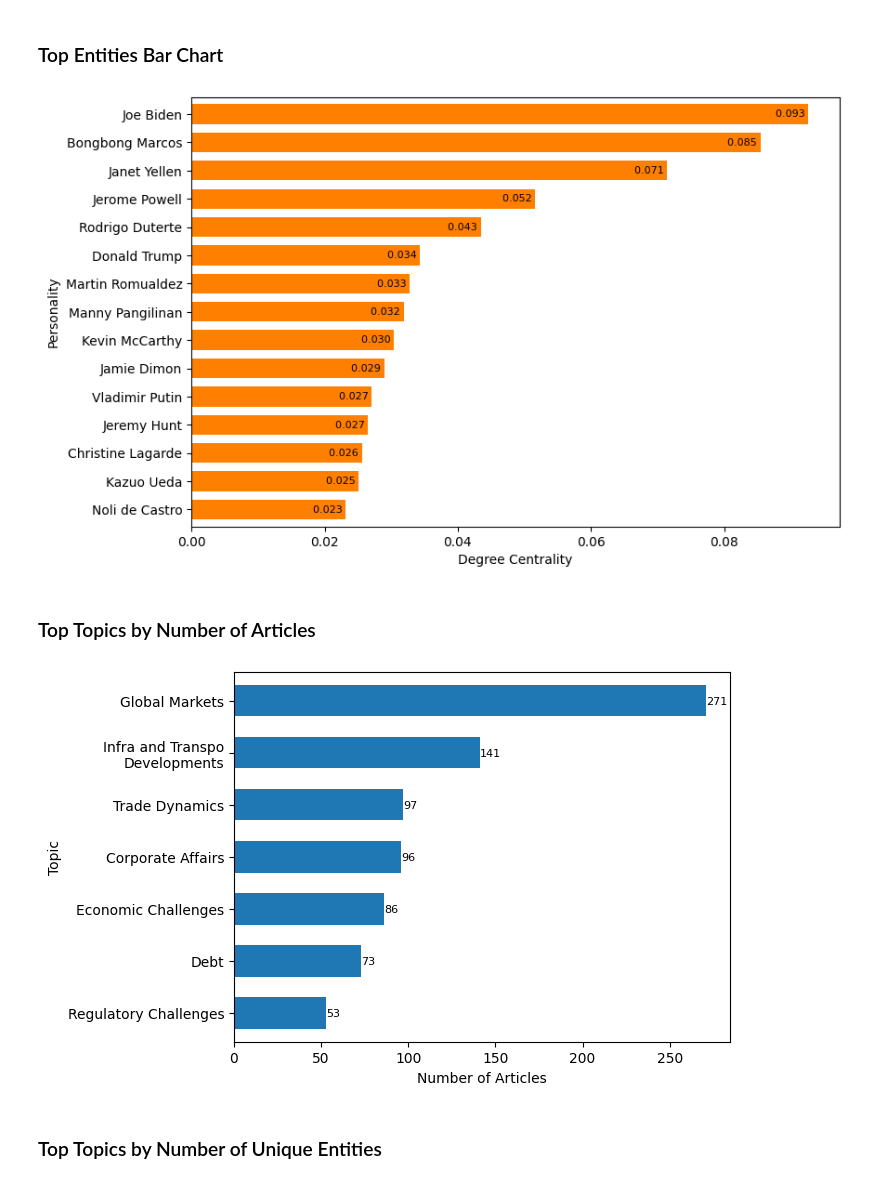
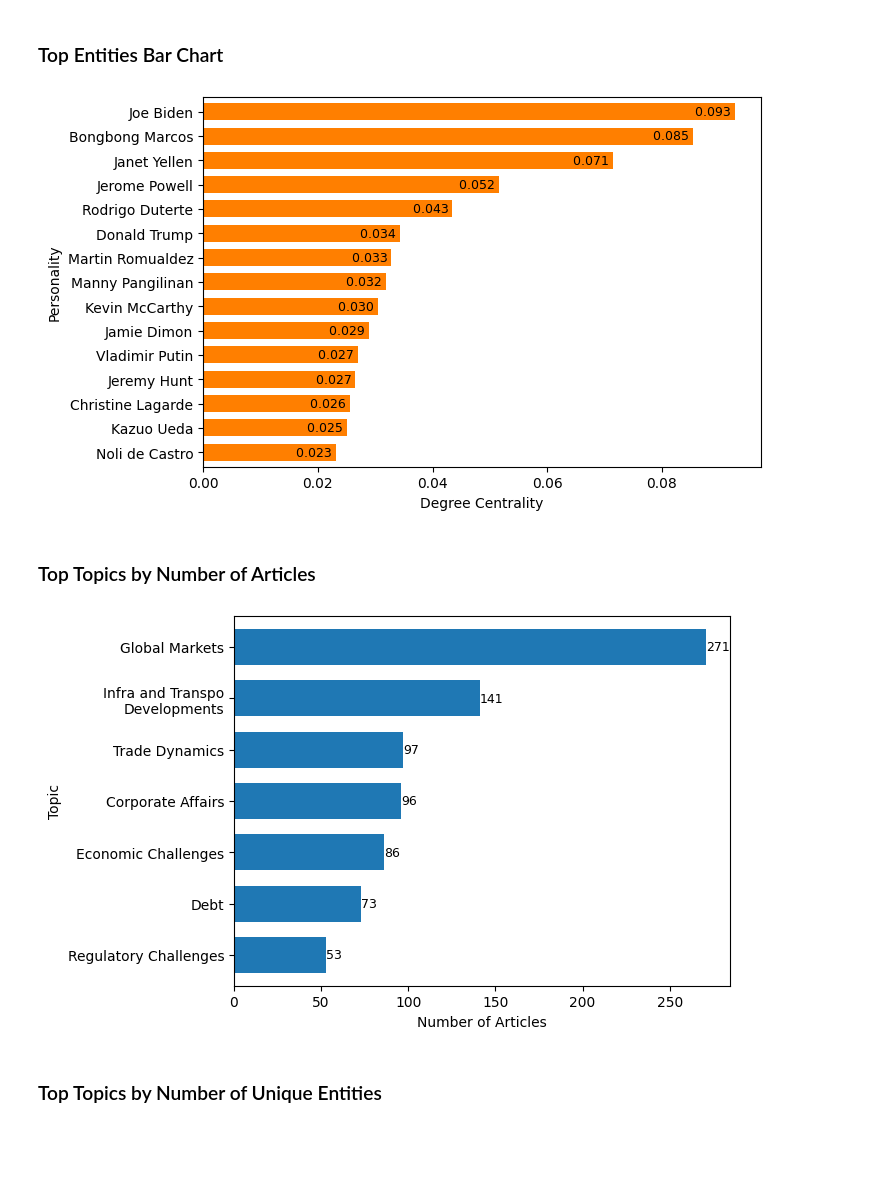
Before and after one commit to jstlegara/articles_and_entities, a Jupyter notebook: notebooks/plotting.ipynb, the cells around one changed output. Cells and saved outputs as stored; diff of their text form; code cells hidden in the pictures; blank space fills up the shorter version.

```diff
--- a/notebooks/plotting.ipynb
+++ b/notebooks/plotting.ipynb
@@ -188,37 +189,37 @@ def plot_top_entities_bar_chart(entity_projection, p=15):
         columns=['Node', 'Degree Centrality']
     )
 
-    plt.figure(figsize=(9, 6))
+    plt.figure(figsize=(9*0.8, 6*0.8))
     ax = (
         df_top_p_degree_centrality
         .set_index('Node')
         .squeeze()
         .sort_values()
         .plot.barh(width=0.70, color='#ff7f00')
     )
 
     for index, value in enumerate(
         df_top_p_degree_centrality['Degree Centrality']
         .sort_values(ascending=True)
     ):
         ax.text(
             value, index, f'{value:.3f} ',
-            fontsize=8, va='center', ha='right'
+            fontsize=9, va='center', ha='right'
         )
     # for bar in ax.containers:
     #     ax.bar_label(bar, fmt='%.3f', label_type='edge', fontsize=9)
 
     plt.xlabel('Degree Centrality')
     plt.ylabel('Personality')
     plt.savefig(
         os.path.join(plots_folder_path, 'top-entities-bar-chart.png'),
         dpi=200,
         bbox_inches='tight'
     )
 
 plot_top_entities_bar_chart(entity_projection)
 # %% [output]
-[figure, old version]
+[figure, new version]
 # %% [markdown]
 ### Top Topics by Number of Articles
 # %%
@@ -228,10 +229,10 @@ def plot_top_topics_by_num_articles(df):
     df_grouped = df.groupby('topic').size().sort_values()
 
     fig, ax = plt.subplots(figsize=(6.4, 4.8))
-    bars = df_grouped.plot.barh(width=0.60, color='#1f78b4', ax=ax)
+    bars = df_grouped.plot.barh(width=0.70, color='#1f78b4', ax=ax)
 
     for bar in bars.containers:
-        ax.bar_label(bar, fmt='%d', label_type='edge', fontsize=8)
+        ax.bar_label(bar, fmt='%d', label_type='edge', fontsize=9)
 
     plt.xlabel('Number of Articles')
     plt.ylabel('Topic')
@@ -243,7 +244,7 @@ def plot_top_topics_by_num_articles(df):
 
 plot_top_topics_by_num_articles(df)
 # %% [output]
-[figure, old version]
+[figure, new version]
 # %% [markdown]
 ### Top Topics by Number of Unique Entities
 # %%
```
Also changed, not shown: parts of 6 cells of this notebook, 20 other files.
